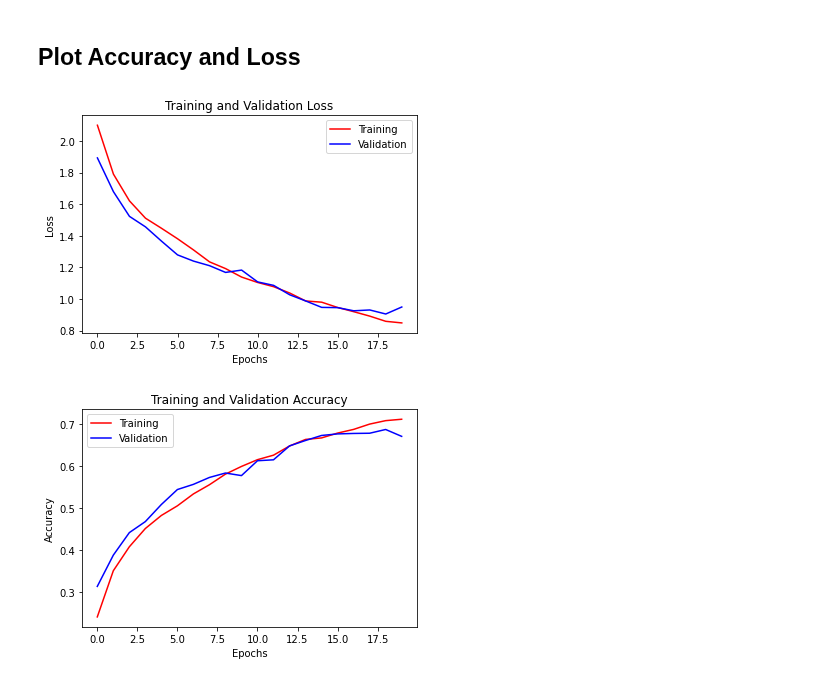
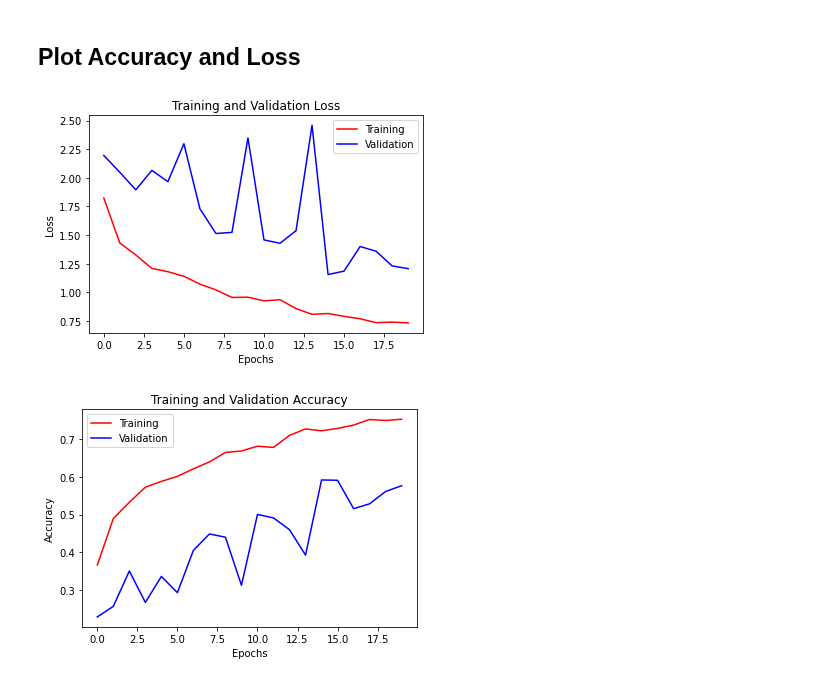
Before and after one commit to thebouda/AMLProject, a Jupyter notebook: federatedServerMomentum.ipynb, the cells around one changed output. Drawn from its saved outputs; the diff is of its cells as text; code cells hidden in the pictures.

Commit message:
feat: federated_FedAvgM_B=[0.9]_GLR=[1]_LR[0.002]_R[20]_K[100]_E[5]_A[10]_BATCHNORM[False]_GROUPNORM[False,2,2]

```diff
--- a/federatedServerMomentum.ipynb
+++ b/federatedServerMomentum.ipynb
@@ -38,11 +38,11 @@ SAVE_PLOTS = False
 
 # Dirichlet's distribution
 # NUM_CLIENTS must be = 100
-DIRICHLET = False
+DIRICHLET = True
 # Alpha value for the dirichlet's distribution
 # Value possible for CIFAR10  : 0, 0.05, 0.1, 0.2, 0.5, 1, 10, 100
 # Value possible for CIFAR100 : 0, 0.5, 1, 2, 5, 10, 100, 1000
-ALPHA = 100
+ALPHA = 10
 
 # If the clients have different numbers of images or not
 DIFFERENT_SIZES = False
@@ -409,7 +425,7 @@ Round: 19       Average Train loss: 0.8483      Valid loss: 0.9490      Average
 # %% [markdown]
 ## Plot Accuracy and Loss
 # %%
-SAVE_PLOTS = True
+SAVE_PLOTS = False
 if SAVE_PLOTS:
     matplotlib.use("Agg")
 
@@ -424,32 +440,32 @@ plt.xlabel("Epochs")
 if SAVE_PLOTS:
     if DIRICHLET:
         plt.savefig("plots/federated_FedAvgM_B=[{}]_GLR=[{}]_LR[{}]_R[{}]_K[{}]_E[{}]_A[{}]_BATCHNORM[{}]_GROUPNORM[{},{},{}]_loss.png".format(
             BETA, GLOBAL_LEARNING_RATE,LEARNING_RATE, ROUNDS, NUM_CLIENTS, LOCAL_EPOCHS, ALPHA, BATCH_NORM, GROUP_NORM, groupNormParams['groupNL1'], groupNormParams['groupNL2']))
     else:
         plt.savefig("plots/federated_FedAvgM_B=[{}]_GLR=[{}]_LR[{}]_R[{}]_K[{}]_C[{}]_E[{}]_D[{}]_BATCHNORM[{}]_GROUPNORM[{},{},{}]_loss.png".format(
             BETA, GLOBAL_LEARNING_RATE,LEARNING_RATE, ROUNDS, NUM_CLIENTS, C, LOCAL_EPOCHS, delta, BATCH_NORM, GROUP_NORM, groupNormParams['groupNL1'], groupNormParams['groupNL2']))
 else:
     plt.show()
 
 # Plot Accuracy
 plt.figure()
 plt.title("Training and Validation Accuracy")
 plt.plot(range(len(train_accuracies)),
          train_accuracies, color="r", label="Training")
 plt.plot(range(len(valid_accuracies)), valid_accuracies,
          color="b", label="Validation")
 plt.legend(loc="best")
 plt.ylabel("Accuracy")
 plt.xlabel("Epochs")
 if SAVE_PLOTS:
     if DIRICHLET:
         plt.savefig("plots/federated_FedAvgM_B=[{}]_GLR=[{}]_LR[{}]_R[{}]_K[{}]_E[{}]_A[{}]_BATCHNORM[{}]_GROUPNORM[{},{},{}]_accuracy.png".format(
             BETA, GLOBAL_LEARNING_RATE,LEARNING_RATE, ROUNDS, NUM_CLIENTS, LOCAL_EPOCHS, ALPHA, BATCH_NORM, GROUP_NORM, groupNormParams['groupNL1'], groupNormParams['groupNL2']))
     else:
         plt.savefig("plots/federated_FedAvgM_B=[{}]_GLR=[{}]_LR[{}]_R[{}]_K[{}]_C[{}]_E[{}]_D[{}]_BATCHNORM[{}]_GROUPNORM[{},{},{}]_accuracy.png".format(
             BETA, GLOBAL_LEARNING_RATE,LEARNING_RATE, ROUNDS, NUM_CLIENTS, C, LOCAL_EPOCHS, delta, BATCH_NORM, GROUP_NORM, groupNormParams['groupNL1'], groupNormParams['groupNL2']))
 else:
     plt.show()
 # %% [output]
-[figure, old version]
+[figure, new version]
-[figure, old version]
+[figure, new version]
```
Also changed, not shown: parts of 2 cells of this notebook, 4 other files.
